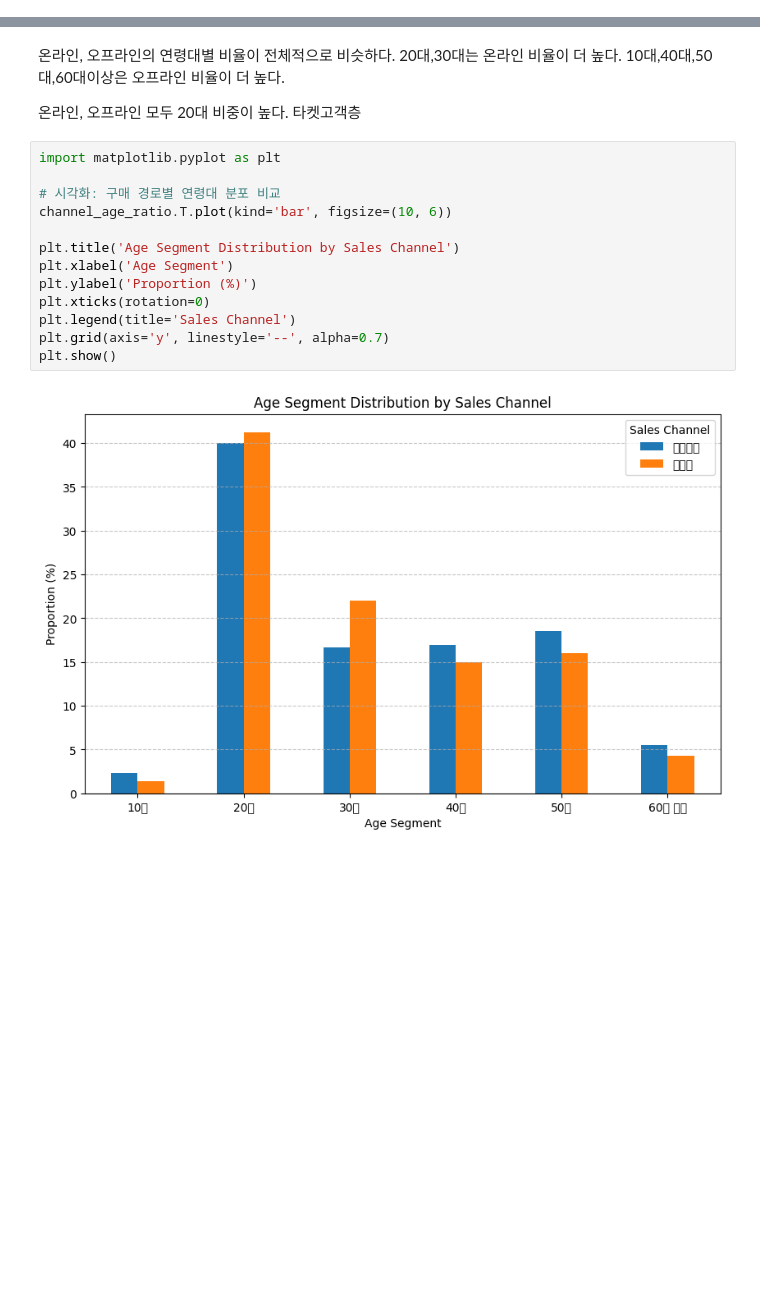
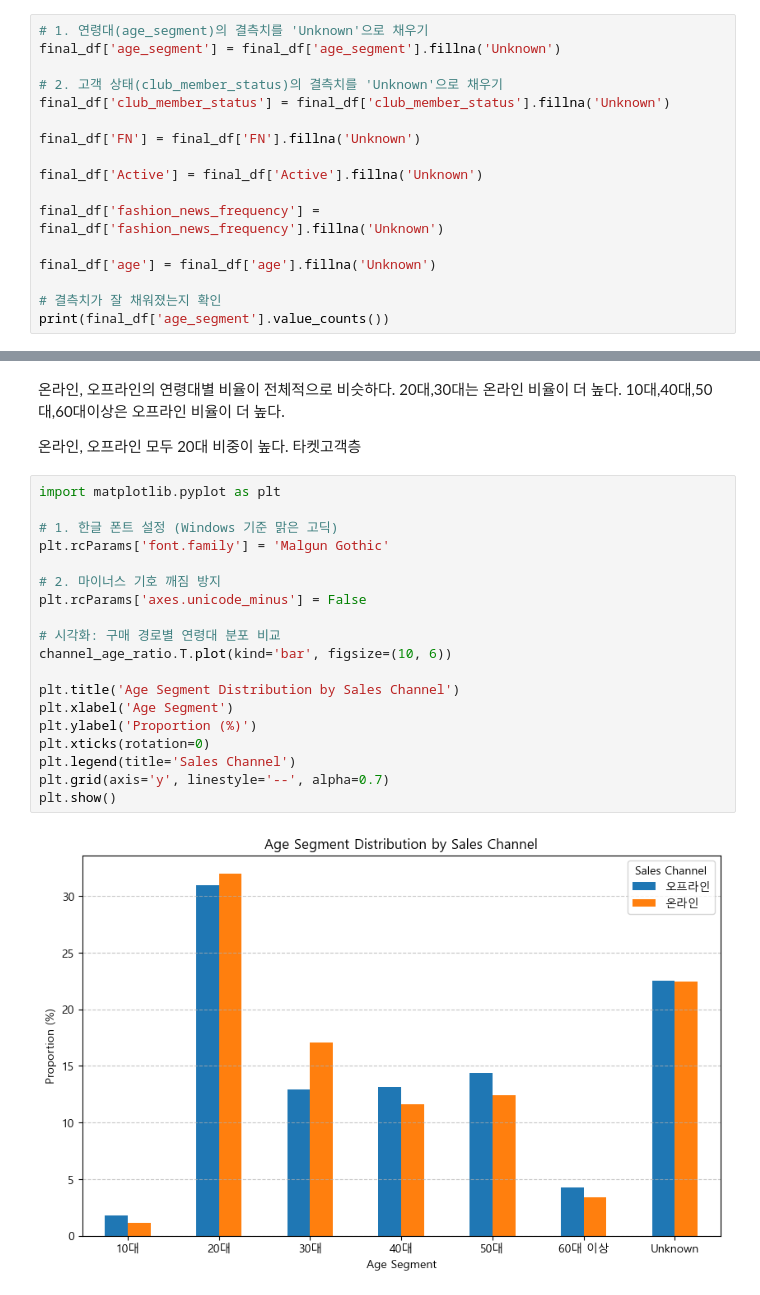
Before and after one commit to yoohengu/cross-gen-biz-analysis, a Jupyter notebook: notebooks/soeun_eda/joinin.ipynb, the cells around one changed output, grey strips where cells are left out. Saved outputs shown, nothing was run; the diff lists cells and outputs as text; blank space fills up the shorter version.

```diff
--- a/notebooks/soeun_eda/joinin.ipynb
+++ b/notebooks/soeun_eda/joinin.ipynb
@@ -278,3 +278,20 @@ product_strategy                     0
 is_new                               0
 color_tone                           0
 dtype: int64
+# %%
+# 1. 연령대(age_segment)의 결측치를 'Unknown'으로 채우기
+final_df['age_segment'] = final_df['age_segment'].fillna('Unknown')
+
+# 2. 고객 상태(club_member_status)의 결측치를 'Unknown'으로 채우기
+final_df['club_member_status'] = final_df['club_member_status'].fillna('Unknown')
+
+final_df['FN'] = final_df['FN'].fillna('Unknown')
+
+final_df['Active'] = final_df['Active'].fillna('Unknown')
+
+final_df['fashion_news_frequency'] = final_df['fashion_news_frequency'].fillna('Unknown')
+
+final_df['age'] = final_df['age'].fillna('Unknown')
+
+# 결측치가 잘 채워졌는지 확인
+print(final_df['age_segment'].value_counts())
@@ -302,19 +360,25 @@ channel
 온라인, 오프라인 모두 20대 비중이 높다. 타켓고객층
 # %%
 import matplotlib.pyplot as plt
+
+# 1. 한글 폰트 설정 (Windows 기준 맑은 고딕)
+plt.rcParams['font.family'] = 'Malgun Gothic'
+
+# 2. 마이너스 기호 깨짐 방지
+plt.rcParams['axes.unicode_minus'] = False
 
 # 시각화: 구매 경로별 연령대 분포 비교
 channel_age_ratio.T.plot(kind='bar', figsize=(10, 6))
 
 plt.title('Age Segment Distribution by Sales Channel')
 plt.xlabel('Age Segment')
 plt.ylabel('Proportion (%)')
 plt.xticks(rotation=0)
 plt.legend(title='Sales Channel')
 plt.grid(axis='y', linestyle='--', alpha=0.7)
 plt.show()
 # %% [output]
-[figure, old version]
+[figure, new version]
 # %%
 # 사고법: 20대 데이터만 추출하여 구매 채널의 비율(normalize=True)을 계산한다.
 
```
Also changed, not shown: parts of 9 cells of this notebook, 1 other file.
